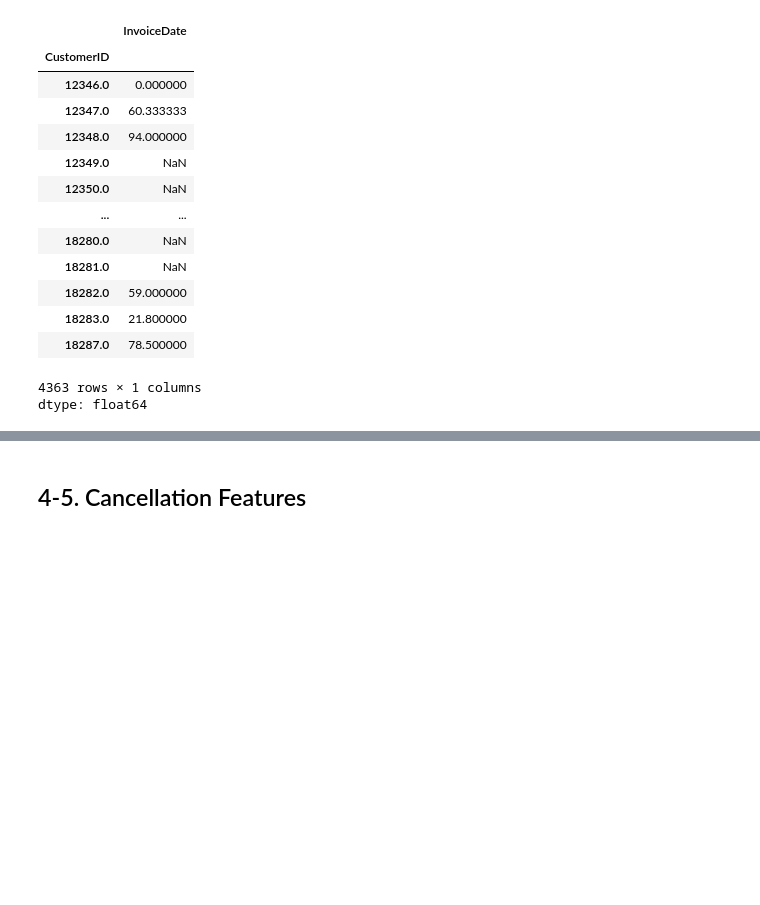
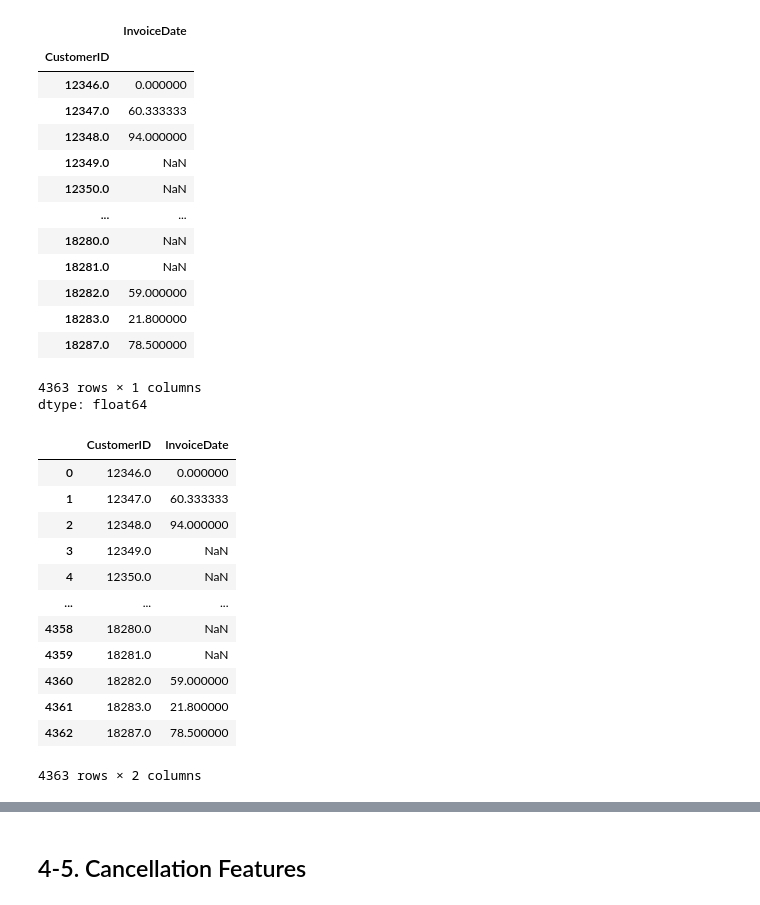
Before and after one commit to iamyunaseo/e-commerce-customer-behavior-analytics, a Jupyter notebook: e-commerce-customer-behavior-analytics.ipynb, the cells around one changed output, grey strips where cells are left out. Drawn from its saved outputs; the diff is of its cells as text; code cells hidden in the pictures; blank space fills up the shorter version.

```diff
--- a/e-commerce-customer-behavior-analytics.ipynb
+++ b/e-commerce-customer-behavior-analytics.ipynb
@@ -880,3 +880,20 @@ df_single_invodate.groupby('CustomerID')['InvoiceDate'].diff().dt.days.groupby(d
 | 18287.0 | 78.500000 |
 4363 rows × 1 columns
 dtype: float64
+# %%
+df_purchase_between_days = df_single_invodate.groupby('CustomerID')['InvoiceDate'].diff().dt.days.groupby(df_single_invodate['CustomerID']).mean().reset_index()
+df_purchase_between_days
+# %% [output]
+|  | CustomerID | InvoiceDate |
+| 0 | 12346.0 | 0.000000 |
+| 1 | 12347.0 | 60.333333 |
+| 2 | 12348.0 | 94.000000 |
+| 3 | 12349.0 | NaN |
+| 4 | 12350.0 | NaN |
+| ... | ... | ... |
+| 4358 | 18280.0 | NaN |
+| 4359 | 18281.0 | NaN |
+| 4360 | 18282.0 | 59.000000 |
+| 4361 | 18283.0 | 21.800000 |
+| 4362 | 18287.0 | 78.500000 |
+4363 rows × 2 columns
```
Also changed, not shown: parts of 10 cells of this notebook.
